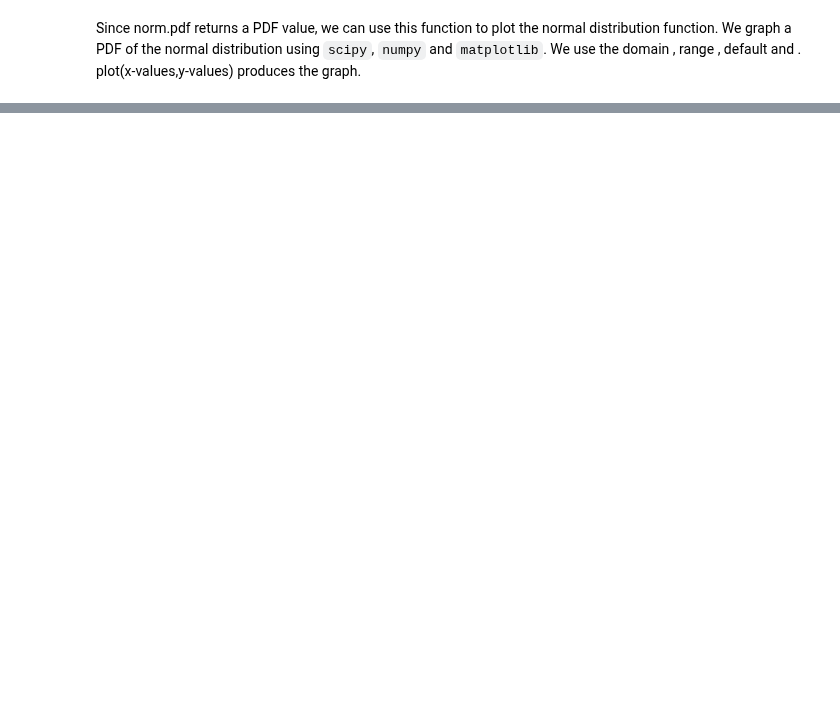
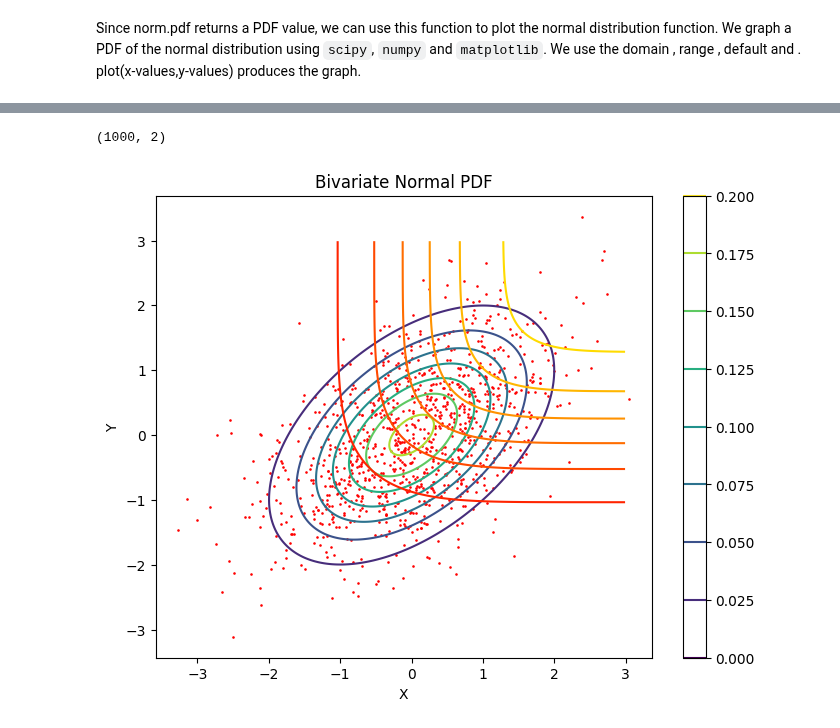
Before and after one commit to jtuchinsky/Datascience-Toolkit, a Jupyter notebook: Statistics/Normal Distribution.ipynb, the cells around one changed output, grey strips where cells are left out. Drawn from its saved outputs; the diff is of its cells as text; code cells hidden in the pictures; blank space fills up the shorter version.

Commit message:
Adding bivariate normal distribution graphs

```diff
--- a/Statistics/Normal Distribution.ipynb
+++ b/Statistics/Normal Distribution.ipynb
@@ -241,0 +294,45 @@ Since norm.pdf returns a PDF value, we can use this function to plot the normal
+# %%
+import numpy as np
+import matplotlib.pyplot as plt
+from scipy.stats import multivariate_normal
+
+# Parameters for the bivariate normal distribution
+mu_X, mu_Y = 0, 0  # Means
+sigma_X, sigma_Y = 1, 1  # Standard deviations
+rho = 0.5  # Correlation coefficient
+cov = [[sigma_X**2, rho * sigma_X * sigma_Y], [rho * sigma_X * sigma_Y, sigma_Y**2]]  # Covariance matrix
+
+# Define the bivariate normal distribution
+bivariate_normal_dist = multivariate_normal([mu_X, mu_Y], cov)
+
+# Create a grid of points
+x, y = np.mgrid[-3:3:.01, -3:3:.01]
+pos = np.dstack((x, y))
+
+# Compute the PDF on the grid
+pdf = bivariate_normal_dist.pdf(pos)
+
+# Compute the CDF on the grid
+cdf = bivariate_normal_dist.cdf(pos)
+
+# Generate samples from the distribution
+samples = bivariate_normal_dist.rvs(1000)
+print (samples.shape)
+
+# Plot the PDF
+plt.figure(figsize=(8, 6))
+plt.contour(x, y, pdf, cmap='viridis')
+plt.colorbar()
+
+plt.contour(x, y, cdf, cmap='autumn')
+
+plt.scatter(samples[:,0], samples[:,1], color='red', s=0.75)
+# plt.hold()
+
+plt.xlabel('X')
+plt.ylabel('Y')
+plt.title('Bivariate Normal PDF')
+plt.show()
+# %% [output]
+(1000, 2)
+[figure, added]
```
Also changed, not shown: parts of 18 cells of this notebook.
